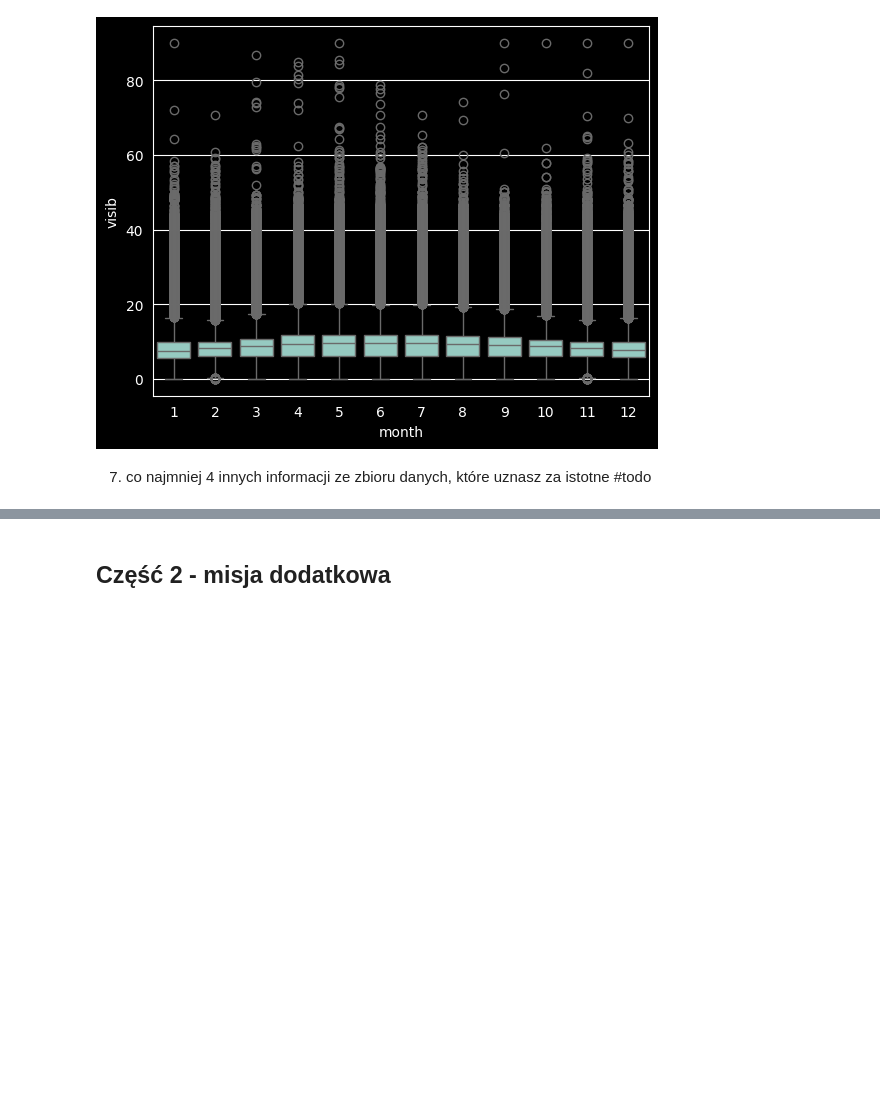
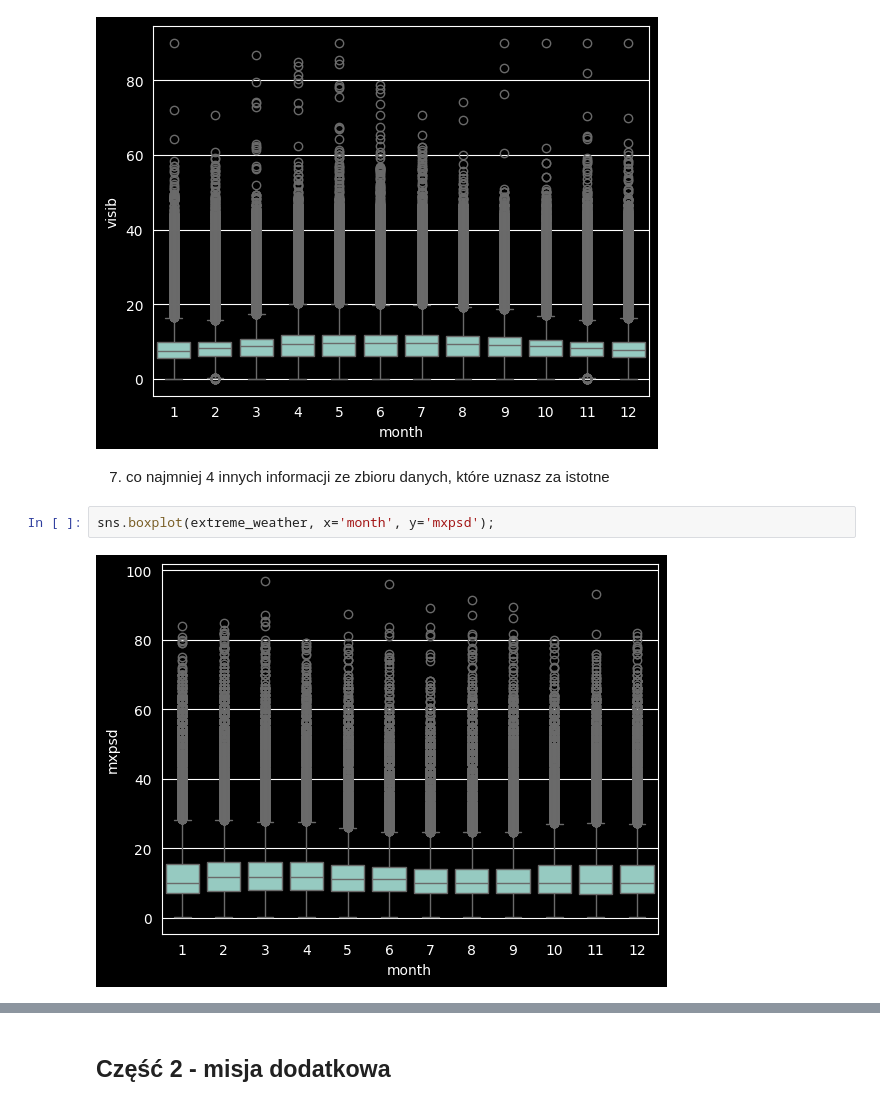
Before and after one commit to Matio004/PodstawyPrzetwarzaniaDuzychZbiorowDanych, a Jupyter notebook: zad2.ipynb, the cells around one changed output, grey strips where cells are left out. Saved outputs shown, nothing was run; the diff lists cells and outputs as text; blank space fills up the shorter version.

```diff
--- a/zad2.ipynb
+++ b/zad2.ipynb
@@ -69,4 +69,8 @@ sns.boxplot(daily_weather, x='month', y='visib');
 # %% [output]
 [figure]
 # %% [markdown]
-7. co najmniej 4 innych informacji ze zbioru danych, które uznasz za istotne  #todo
+7. co najmniej 4 innych informacji ze zbioru danych, które uznasz za istotne
+# %%
+sns.boxplot(extreme_weather, x='month', y='mxpsd');
+# %% [output]
+[figure, added]
```
Also changed, not shown: parts of 14 cells of this notebook.
